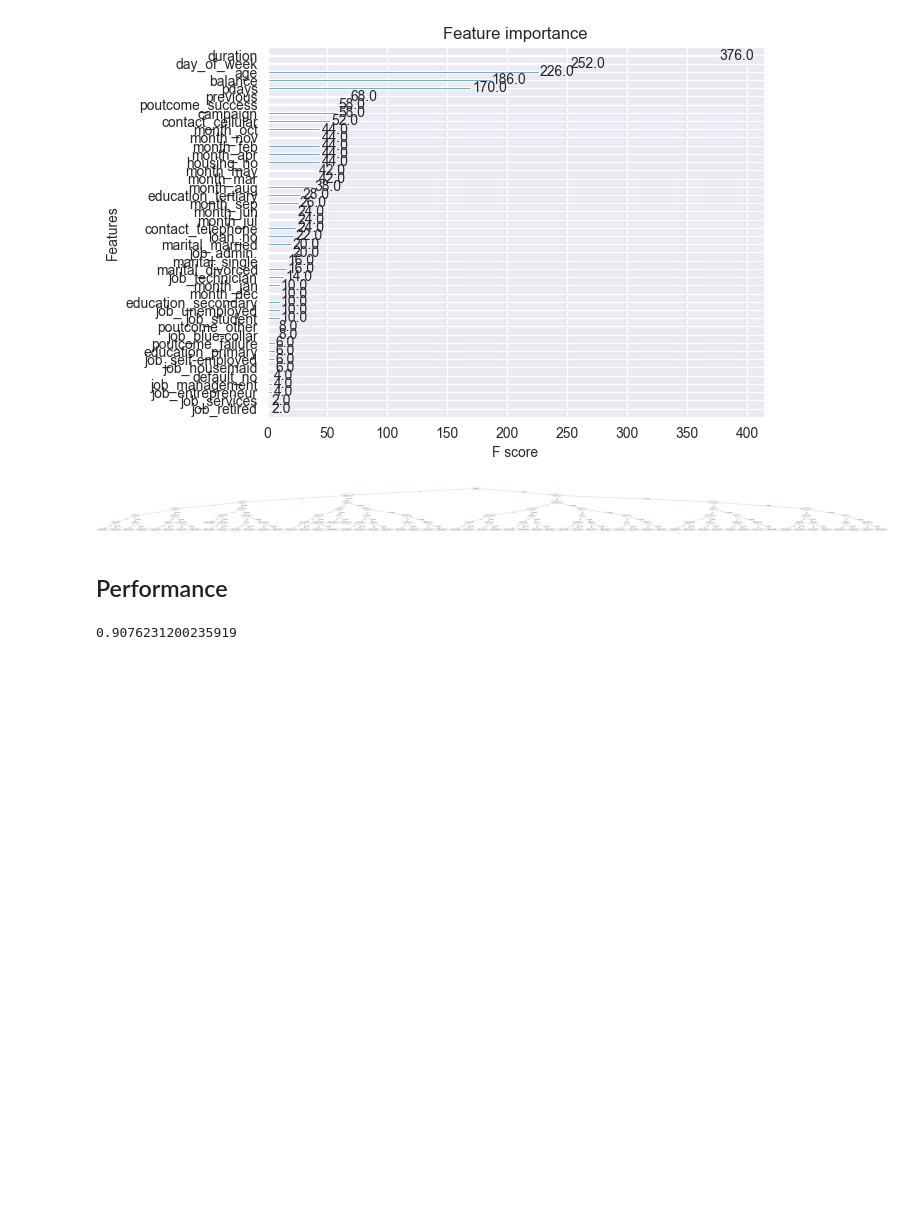
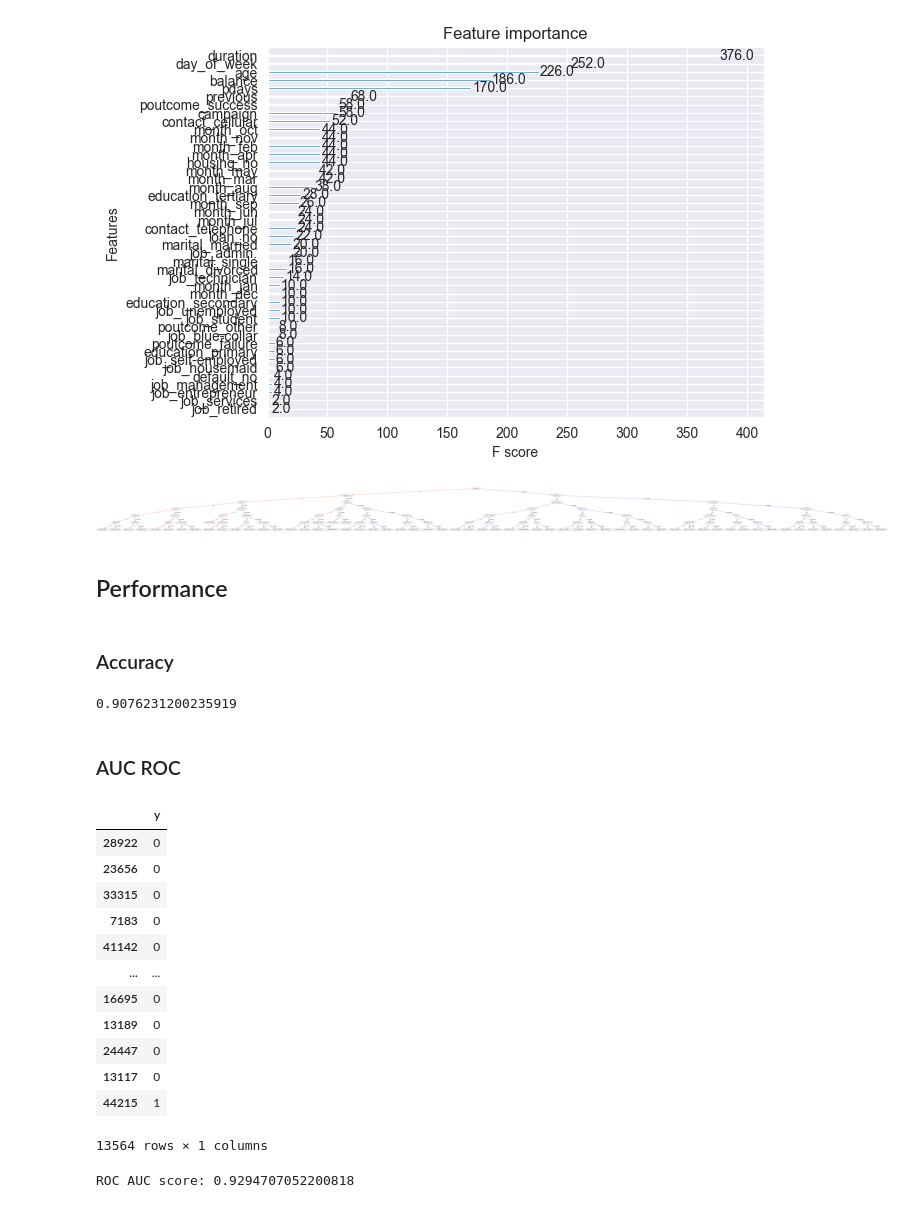
Before and after one commit to mayalinetsky/YData-MLOps-Automatic-Improvement, a Jupyter notebook: Code/notebooks/xgboost-implementation-on-bank-marketing-dataset.ipynb, the cells around one changed output. Drawn from its saved outputs; the diff is of its cells as text; code cells hidden in the pictures; blank space fills up the shorter version.

Commit message:
Printing roc_auc_score for the bank marketing model

```diff
--- a/Code/notebooks/xgboost-implementation-on-bank-marketing-dataset.ipynb
+++ b/Code/notebooks/xgboost-implementation-on-bank-marketing-dataset.ipynb
@@ -279,7 +279,35 @@ fig.savefig(Path('.').absolute().parent.parent/'Docs'/'Models'/'Baseline'/'basel
 [figure]
 # %% [markdown]
 ## Performance
+# %% [markdown]
+### Accuracy
 # %%
 print(metrics.accuracy_score(y_test, np.argmax(predicted_probas, axis=1)))
 # %% [output]
 0.9076231200235919
+# %% [markdown]
+### AUC ROC
+# %%
+y_test
+# %% [output]
+|  | y |
+| 28922 | 0 |
+| 23656 | 0 |
+| 33315 | 0 |
+| 7183 | 0 |
+| 41142 | 0 |
+| ... | ... |
+| 16695 | 0 |
+| 13189 | 0 |
+| 24447 | 0 |
+| 13117 | 0 |
+| 44215 | 1 |
+13564 rows × 1 columns
+# %%
+from sklearn.metrics import roc_auc_score
+
+predicted_proba_of_positive = predicted_probas[:, 1]
+roc_auc_score_val = roc_auc_score(y_test, predicted_proba_of_positive)
+print(f"ROC AUC score: {roc_auc_score_val}")
+# %% [output]
+ROC AUC score: 0.9294707052200818
```
